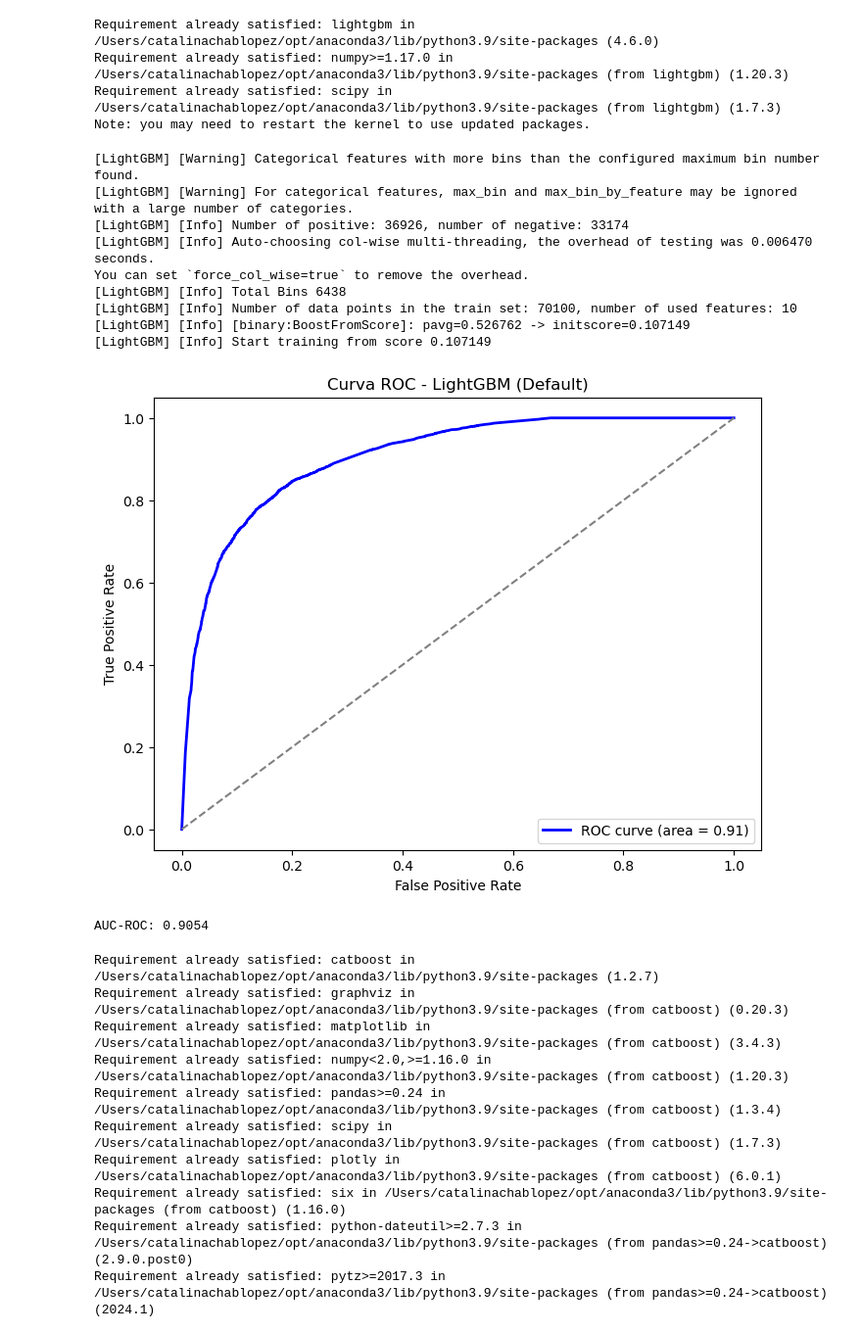
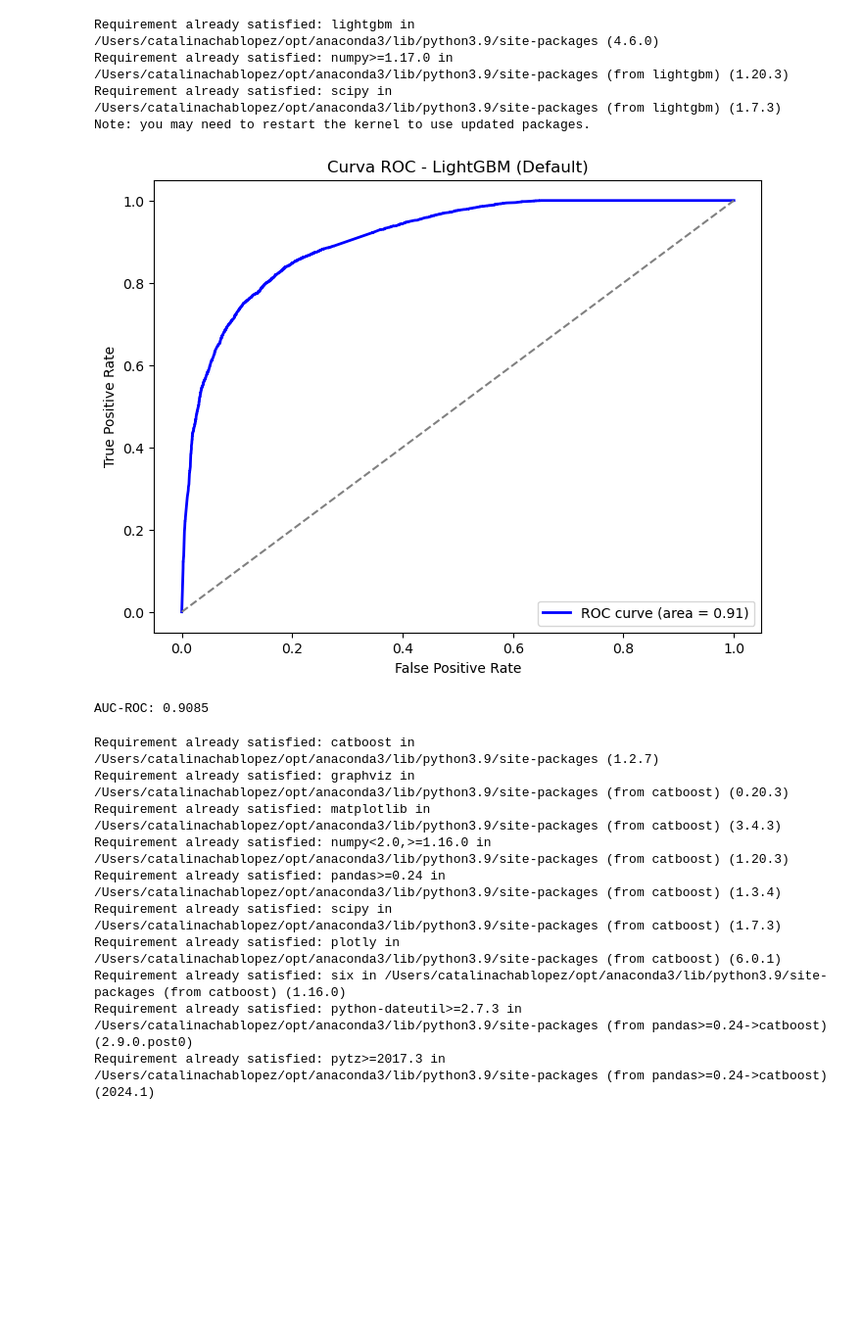
Before and after one commit to belenchen1/song-skip-predictor, a Jupyter notebook: t5p-spotify.ipynb, the cells around one changed output. Shown: that part at 98% size. Saved outputs shown, nothing was run; the diff lists cells and outputs as text; code cells hidden in the pictures; blank space fills up the shorter version.

```diff
--- a/t5p-spotify.ipynb
+++ b/t5p-spotify.ipynb
@@ -111,45 +111,36 @@ params_lgb = {
     'num_leaves': 2**10,  # Relacionado con la profundidad, ajusta si sigue sobreajustando
     'learning_rate': 0.1,
     'max_depth': 10,  # Equivalente a 'depth' en CatBoost
     'objective': 'binary',
     'metric': 'auc',
     'random_state': 42,
     'verbose': -1
 }
 
 num_round = 10
-modelo = lgb.train(param, train_data, num_round, valid_sets = [val_data])
+modelo = lgb.train(params_lgb, train_data, num_round, valid_sets = [val_data])
 
 # Predecir probabilidades en el conjunto de prueba
 y_pred_proba = modelo.predict(X_test)
 
 # Calcular la Curva ROC
 fpr, tpr, _ = roc_curve(y_test, y_pred_proba)
 roc_auc = auc(fpr, tpr)
 
 # Graficar la Curva ROC
 plt.figure(figsize=(8,6))
 plt.plot(fpr, tpr, color="blue", lw=2, label=f"ROC curve (area = {roc_auc:.2f})")
 plt.plot([0, 1], [0, 1], color="gray", linestyle="--")  # Línea diagonal
 plt.xlabel("False Positive Rate")
 plt.ylabel("True Positive Rate")
 plt.title("Curva ROC - LightGBM (Default)")
 plt.legend(loc="lower right")
 plt.show()
 
 print(f"AUC-ROC: {roc_auc:.4f}")
 # %% [output]
+[figure]
-[LightGBM] [Warning] Categorical features with more bins than the configured maximum bin number found.
-[LightGBM] [Warning] For categorical features, max_bin and max_bin_by_feature may be ignored with a large number of categories.
-[LightGBM] [Info] Number of positive: 36926, number of negative: 33174
-[LightGBM] [Info] Auto-choosing col-wise multi-threading, the overhead of testing was 0.006470 seconds.
-You can set `force_col_wise=true` to remove the overhead.
-[LightGBM] [Info] Total Bins 6438
-[LightGBM] [Info] Number of data points in the train set: 70100, number of used features: 10
-[LightGBM] [Info] [binary:BoostFromScore]: pavg=0.526762 -> initscore=0.107149
-[LightGBM] [Info] Start training from score 0.107149
+AUC-ROC: 0.9085
-[figure]
-AUC-ROC: 0.9054
 # %%
 pip install catboost
 # %% [output]
```
Also changed, not shown: parts of 7 cells of this notebook, 5 other files.
